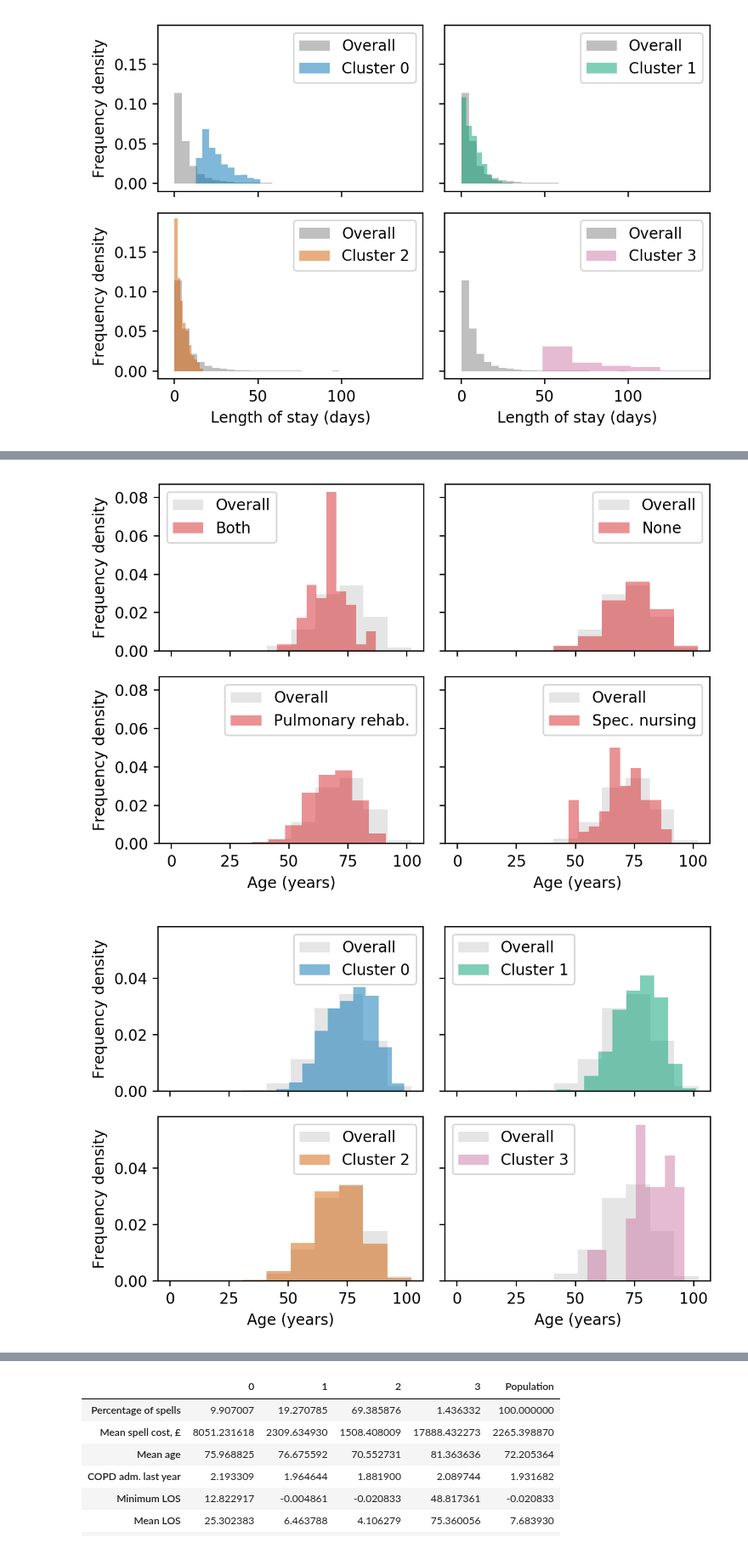
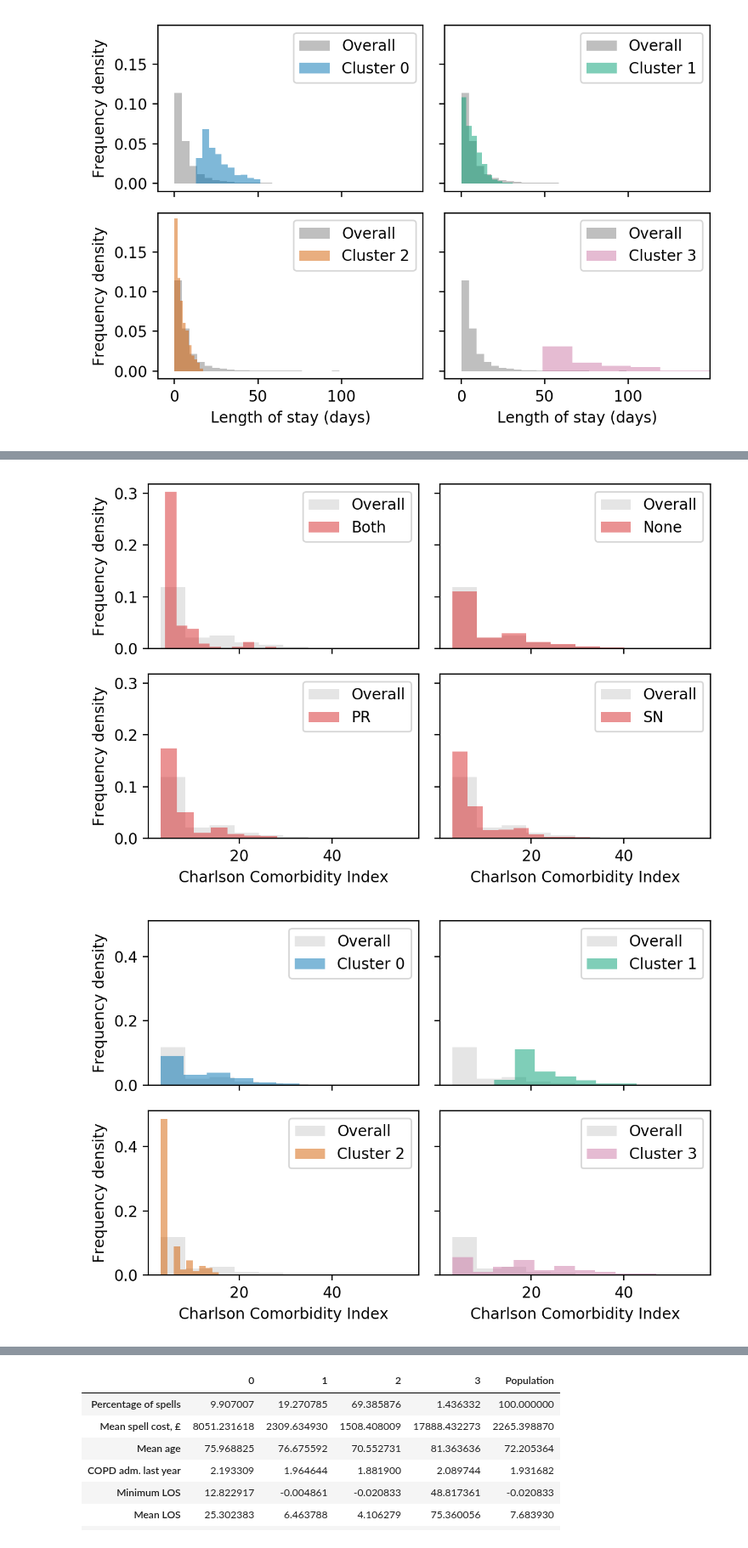
Before and after one commit to daffidwilde/copd-paper, a Jupyter notebook: nbs/clusters.ipynb, the cells around one changed output, grey strips where cells are left out. Shown at 85% size. Cells and saved outputs as stored; diff of their text form; code cells hidden in the pictures.

```diff
--- a/nbs/clusters.ipynb
+++ b/nbs/clusters.ipynb
@@ -12,6 +12,8 @@ colours
 # %% [output]
 ['#0072B2', '#009E73', '#D55E00', '#CC79A7', '#F0E442', '#56B4E9']
 # %%
+intervention_labels = {"none": "None", "both": "Both", "pr": "PR", "sn": "SN"}
+
 codes = [
     "infectious",
     "neoplasms",
@@ -133,8 +135,6 @@ plt.savefig("../img/cluster_los.pdf", transparent=True)
 # %%
 fig, axes = plt.subplots(ncols=2, nrows=2, dpi=200, sharex=True, sharey=True)
 axes = axes.reshape(4)
-
-intervention_labels = {"none": "None", "both": "Both", "pr": "Pulmonary rehab.", "sn": "Spec. nursing"}
 
 xs = np.linspace(0, 100, 300)
 
@@ -218,16 +218,16 @@ def histograms(data, column, group="cluster", density=True, colours=colours, bin
     plt.savefig(f"../img/{group}_{column}.pdf", transparent=True)
 # %%
 for col in [
-    "age",
-    "spell_cost",
-    "wimd",
+#     "age",
+#     "spell_cost",
+#     "wimd",
     "charlson_gross",
-    "n_copd_admissions_last_year",
-    "n_icds",
-    "n_episodes",
+#     "n_copd_admissions_last_year",
+#     "n_icds",
+#     "n_episodes",
 ]:
     histograms(copd, col, group="intervention")
     histograms(copd, col, group="cluster")
 # %% [output]
-[figure, old version]
+[figure, new version]
-[figure, old version]
+[figure, new version]
```
Also changed, not shown: parts of 12 cells of this notebook, 28 other files.
